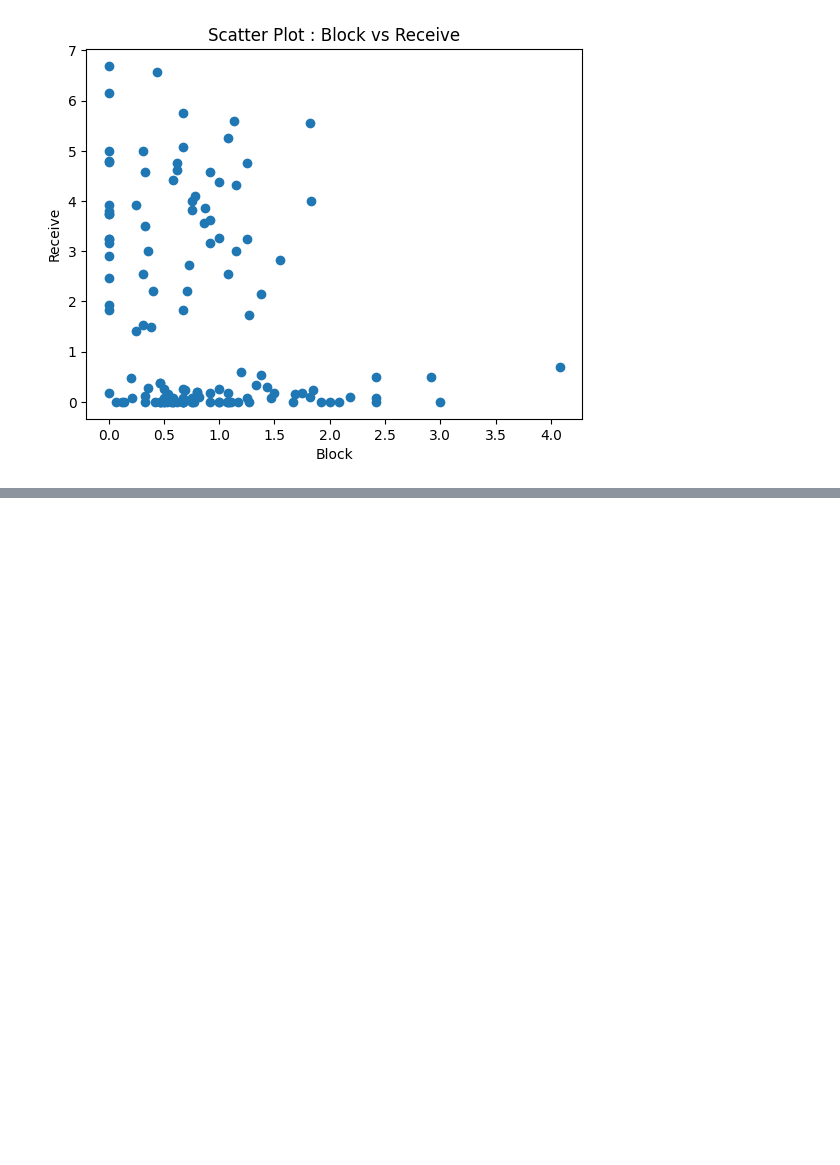
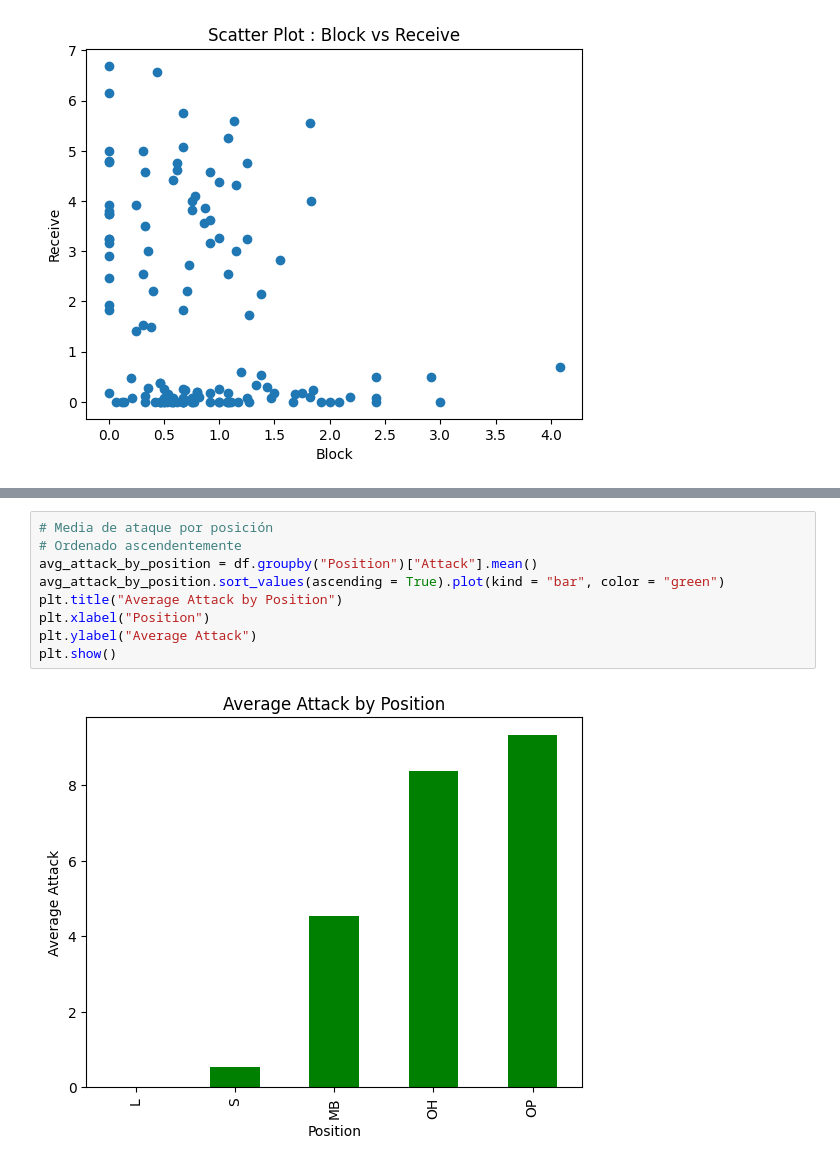
Before and after one commit to 98jperea/exploratory-data-analysis-volleybal-dataset, a Jupyter notebook: Notebook.ipynb, the cells around one changed output, grey strips where cells are left out. Saved outputs shown, nothing was run; the diff lists cells and outputs as text; blank space fills up the shorter version.

```diff
--- a/Notebook.ipynb
+++ b/Notebook.ipynb
@@ -307,0 +318,11 @@ plt.show()
+# %%
+# Media de ataque por posición
+# Ordenado ascendentemente
+avg_attack_by_position = df.groupby("Position")["Attack"].mean()
+avg_attack_by_position.sort_values(ascending = True).plot(kind = "bar", color = "green")
+plt.title("Average Attack by Position")
+plt.xlabel("Position")
+plt.ylabel("Average Attack")
+plt.show()
+# %% [output]
+[figure, added]
```
Also changed, not shown: parts of 3 cells of this notebook.
